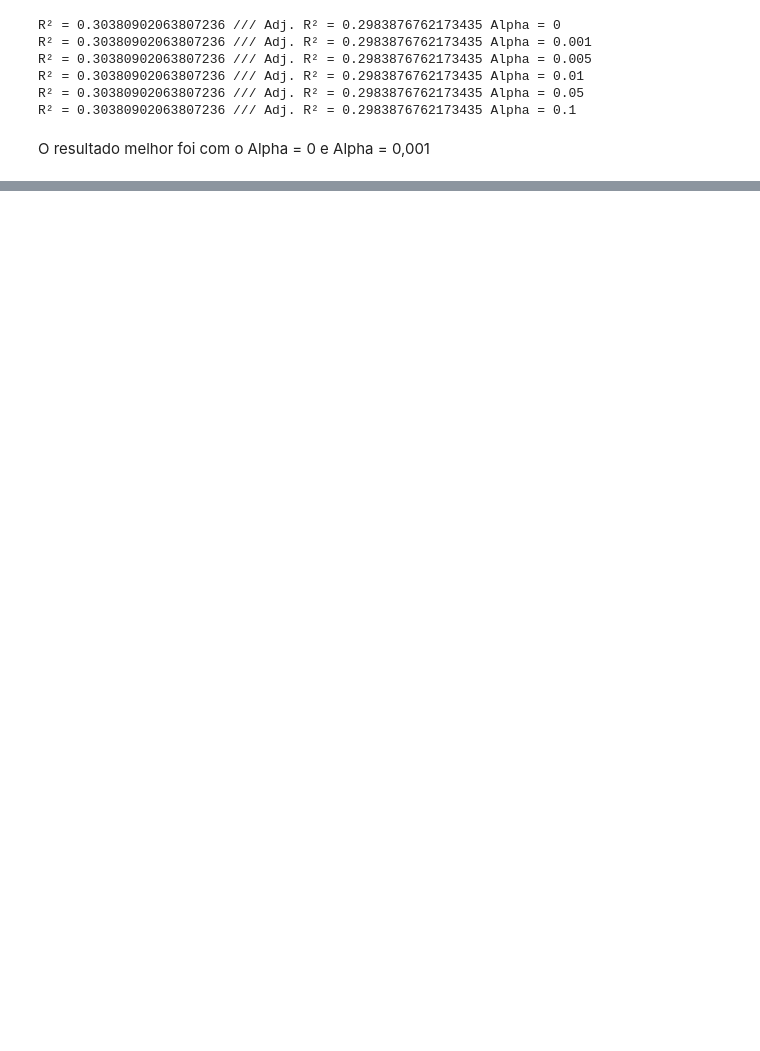
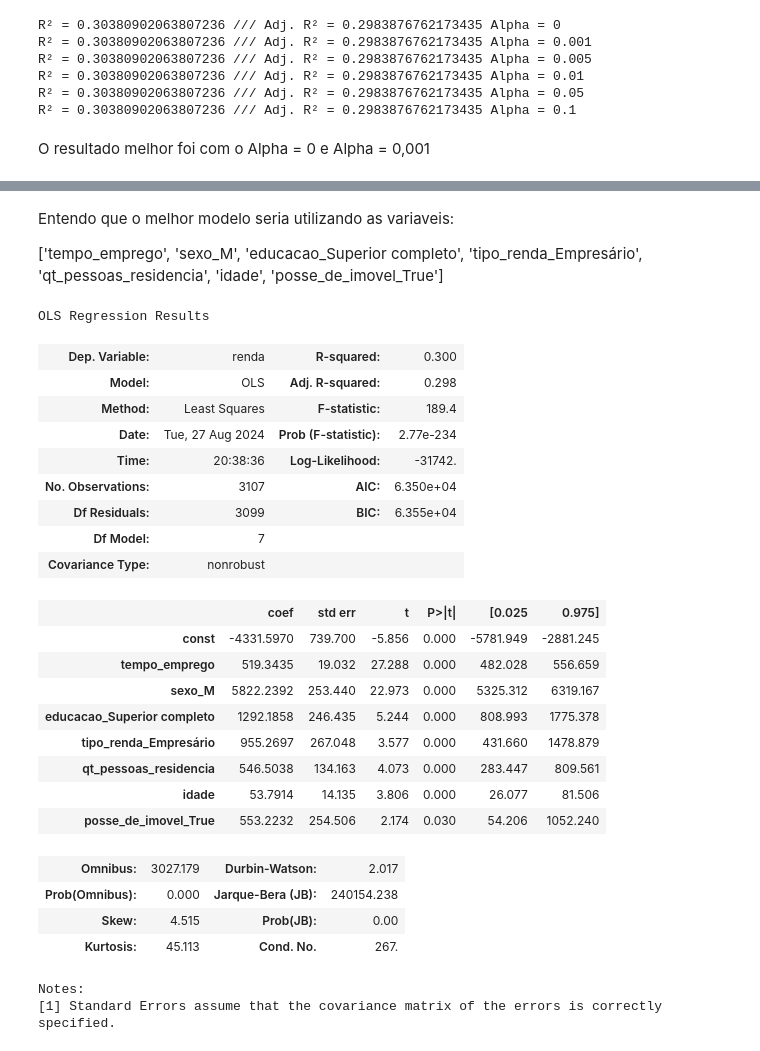
Before and after one commit to crikactba/Curso-Cientista-de-Dados, a Jupyter notebook: Mod13 Tarefa02.ipynb, the cells around one changed output, grey strips where cells are left out. Cells and saved outputs as stored; diff of their text form; code cells hidden in the pictures; blank space fills up the shorter version.

```diff
--- a/Mod13 Tarefa02.ipynb
+++ b/Mod13 Tarefa02.ipynb
@@ -258,3 +249,14 @@ def stepwise_selection(X, y,
         if not changed:
             break
     return included
+# %%
+# 4)
+
+#X_step = df_teste.drop('renda', axis = 1)
+X_step = pd.get_dummies(df_teste, columns = ['sexo', 'posse_de_veiculo', 'posse_de_imovel', 'tipo_renda', 'educacao', 'estado_civil', 'tipo_residencia'],
+                        drop_first=True)
+
+y_step = df_teste.renda
+X_step = X_step.drop(columns=['renda'])
+# verificando se a renda saiu dos dados
+X_step.info()
@@ -276,0 +308,41 @@ Selected features: ['renda']
+# %% [markdown]
+Entendo que o melhor modelo seria utilizando as variaveis:
+
+['tempo_emprego', 'sexo_M', 'educacao_Superior completo', 'tipo_renda_Empresário', 'qt_pessoas_residencia', 'idade', 'posse_de_imovel_True']
+# %%
+reg_stepwise = sm.OLS(y_step, sm.add_constant(
+pd.DataFrame(X_step[['tempo_emprego',
+                     'sexo_M',
+                     'educacao_Superior completo',
+                     'tipo_renda_Empresário',
+                     'qt_pessoas_residencia',
+                     'idade',
+                     'posse_de_imovel_True']]))).fit()
+
+reg_stepwise.summary()
+# %% [output]
+OLS Regression Results
+| Dep. Variable: | renda | R-squared: | 0.300 |
+| Model: | OLS | Adj. R-squared: | 0.298 |
+| Method: | Least Squares | F-statistic: | 189.4 |
+| Date: | Tue, 27 Aug 2024 | Prob (F-statistic): | 2.77e-234 |
+| Time: | 20:38:36 | Log-Likelihood: | -31742. |
+| No. Observations: | 3107 | AIC: | 6.350e+04 |
+| Df Residuals: | 3099 | BIC: | 6.355e+04 |
+| Df Model: | 7 |  |  |
+| Covariance Type: | nonrobust |  |  |
+|  | coef | std err | t | P>|t| | [0.025 | 0.975] |
+| const | -4331.5970 | 739.700 | -5.856 | 0.000 | -5781.949 | -2881.245 |
+| tempo_emprego | 519.3435 | 19.032 | 27.288 | 0.000 | 482.028 | 556.659 |
+| sexo_M | 5822.2392 | 253.440 | 22.973 | 0.000 | 5325.312 | 6319.167 |
+| educacao_Superior completo | 1292.1858 | 246.435 | 5.244 | 0.000 | 808.993 | 1775.378 |
+| tipo_renda_Empresário | 955.2697 | 267.048 | 3.577 | 0.000 | 431.660 | 1478.879 |
+| qt_pessoas_residencia | 546.5038 | 134.163 | 4.073 | 0.000 | 283.447 | 809.561 |
+| idade | 53.7914 | 14.135 | 3.806 | 0.000 | 26.077 | 81.506 |
+| posse_de_imovel_True | 553.2232 | 254.506 | 2.174 | 0.030 | 54.206 | 1052.240 |
+| Omnibus: | 3027.179 | Durbin-Watson: | 2.017 |
+| Prob(Omnibus): | 0.000 | Jarque-Bera (JB): | 240154.238 |
+| Skew: | 4.515 | Prob(JB): | 0.00 |
+| Kurtosis: | 45.113 | Cond. No. | 267. |
+Notes:
+[1] Standard Errors assume that the covariance matrix of the errors is correctly specified.
```
Also changed, not shown: parts of 12 cells of this notebook.
